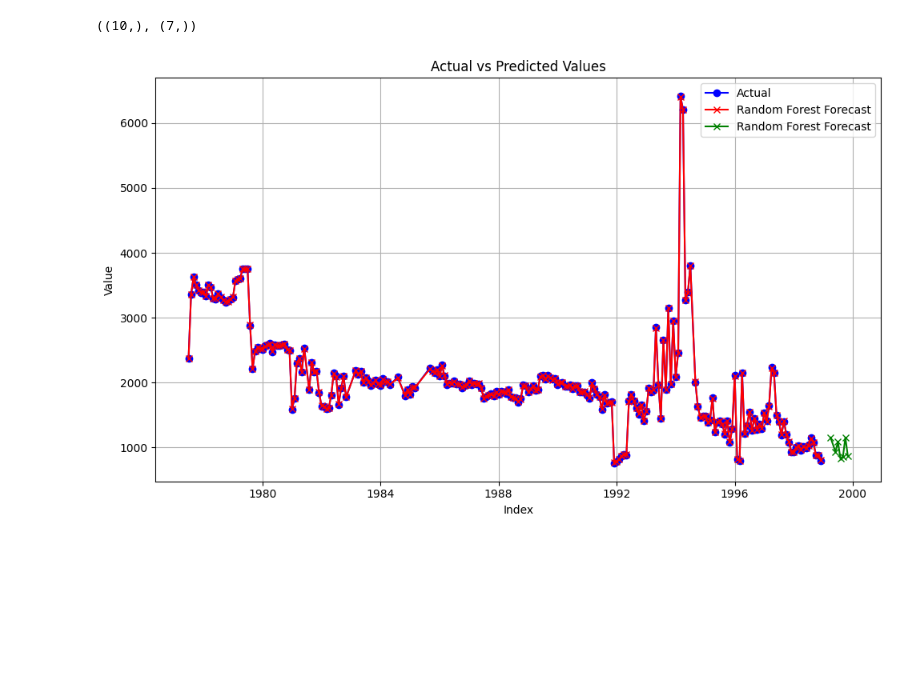
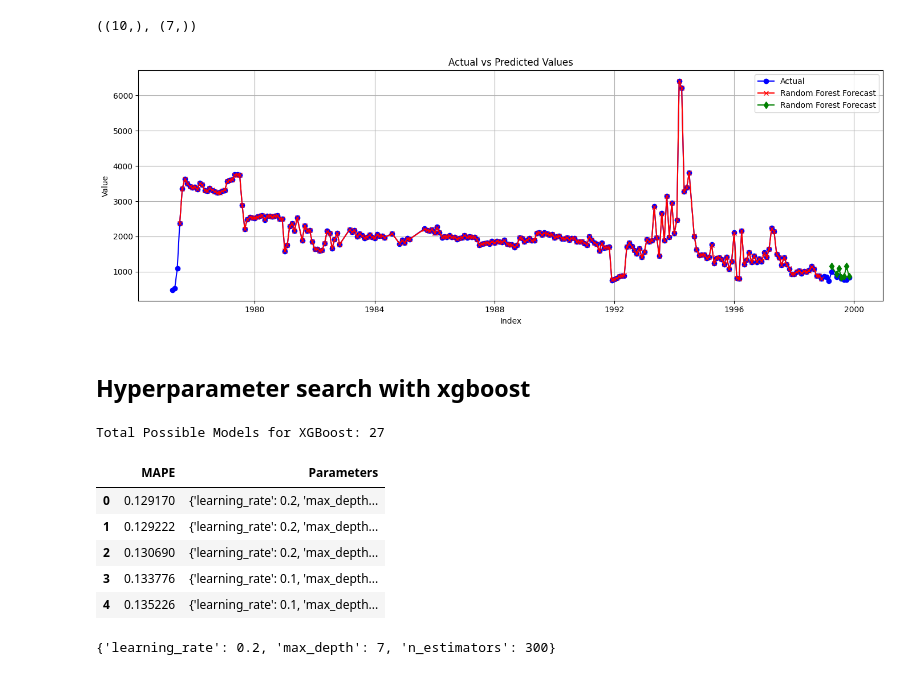
Before and after one commit to thanktua-spp/dca_ml_models, a Jupyter notebook: models_experimentation/traditional_model.ipynb, the cells around one changed output. Saved outputs shown, nothing was run; the diff lists cells and outputs as text; code cells hidden in the pictures; blank space fills up the shorter version.

Commit message:
progress: added forecast functionality to the models, now models can produce future forcast

```diff
--- a/models_experimentation/traditional_model.ipynb
+++ b/models_experimentation/traditional_model.ipynb
@@ -127,19 +131,78 @@ xgb_test_forecast = xgb_model.predict(X_test_windows)
 # %%
 import matplotlib.pyplot as plt
 
 #def plot_forecast(y_test, y_forecast, ds):
     # Plotting actual vs predicted values
-plt.figure(figsize=(10, 6))
-plt.plot(ds_train_windows.flatten(), y_train_windows, color='b', label='Actual', marker='o')
+plt.figure(figsize=(14, 5))
+plt.plot(df_pdoil_clean['ds'], df_pdoil_clean['y'], color='b', label='Actual', marker='o')
 plt.plot(ds_train_windows.flatten(), xgb_train_forecast, color='r', label='Random Forest Forecast', marker='x')
-plt.plot(ds_test_windows.flatten(), xgb_test_forecast, color='g', label='Random Forest Forecast', marker='x')
+plt.plot(ds_test_windows.flatten(), xgb_test_forecast, color='g', label='Random Forest Forecast', marker='d')
 
 plt.xlabel('Index')
 plt.ylabel('Value')
 plt.title('Actual vs Predicted Values')
 plt.legend()
 plt.grid(True)
 plt.tight_layout()
 plt.show()
 # %% [output]
-[figure, old version]
+[figure, new version]
+# %% [markdown]
+## Hyperparameter search with xgboost
+# %%
+from sklearn.model_selection import ParameterGrid
+from xgboost import XGBRegressor
+from sklearn.metrics import mean_absolute_percentage_error
+import pandas as pd
+
+# Define the parameter grid for XGBoost
+xgb_params_grid = {
+    'n_estimators': [100, 200, 300],
+    'max_depth': [3, 5, 7],
+    'learning_rate': [0.05, 0.1, 0.2],
+    #'subsample': [0.8, 0.9, 1.0],
+    #'colsample_bytree': [0.8, 0.9, 1.0]
+}
+
+xgb_grid = ParameterGrid(xgb_params_grid)
+cnt = 0
+for p in xgb_grid:
+    cnt += 1
+
+print('Total Possible Models for XGBoost:', cnt)
+
+xgb_model_parameters = pd.DataFrame(columns=['MAPE', 'Parameters'])  # Ensure it's explicitly a DataFrame
+
+# Your loop for XGBoost hyperparameter search
+for p in xgb_grid:
+    xgb_model = XGBRegressor(
+        n_estimators=p['n_estimators'],
+        max_depth=p['max_depth'],
+        learning_rate=p['learning_rate'],
+        # subsample=p['subsample'],
+        # colsample_bytree=p['colsample_bytree']
+    )
+
+    xgb_model.fit(X_train_windows, y_train_windows)
+    xgb_forecast = xgb_model.predict(X_test_windows)
+
+    xgb_mape = mean_absolute_percentage_error(y_test_windows, xgb_forecast)
+
+    xgb_model_parameters = pd.concat([xgb_model_parameters, pd.DataFrame({'MAPE': [xgb_mape], 'Parameters': [p]})], ignore_index=True)
+# %% [output]
+Total Possible Models for XGBoost: 27
+# %%
+parameters = xgb_model_parameters.sort_values(by=['MAPE'])
+parameters = parameters.reset_index(drop=True)
+parameters.head()
+# %% [output]
+|  | MAPE | Parameters |
+| 0 | 0.129170 | {'learning_rate': 0.2, 'max_depth... |
+| 1 | 0.129222 | {'learning_rate': 0.2, 'max_depth... |
+| 2 | 0.130690 | {'learning_rate': 0.2, 'max_depth... |
+| 3 | 0.133776 | {'learning_rate': 0.1, 'max_depth... |
+| 4 | 0.135226 | {'learning_rate': 0.1, 'max_depth... |
+# %%
+parameters['Parameters'].iloc[0]
+# %% [output]
+{'learning_rate': 0.2, 'max_depth': 7, 'n_estimators': 300}
```
Also changed, not shown: parts of 29 cells of this notebook, 1 other file.
